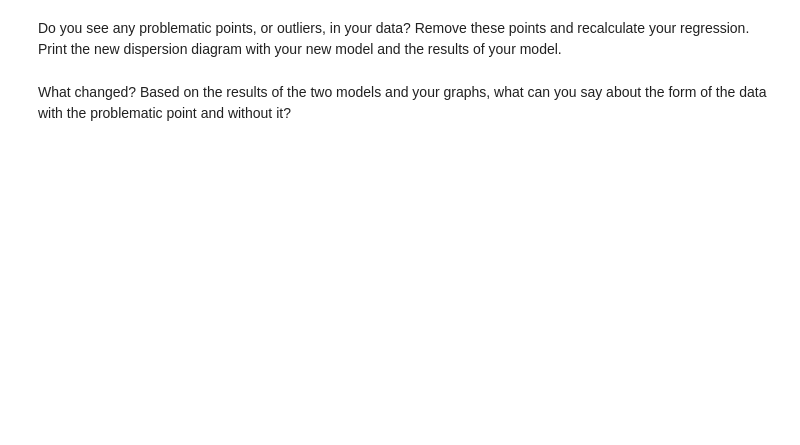
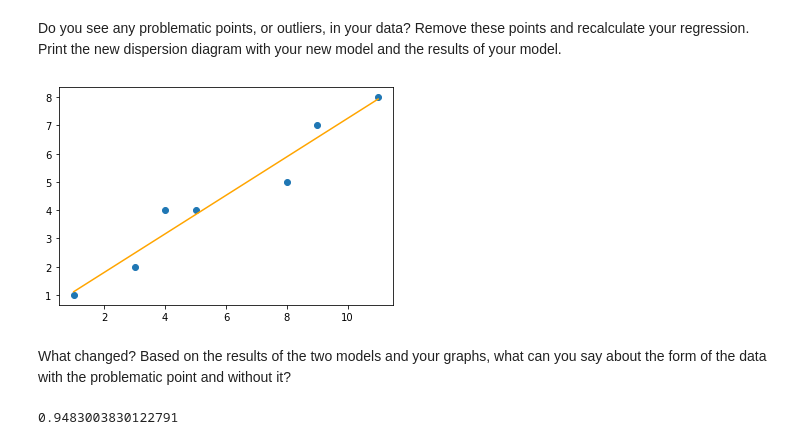
Before and after one commit to ta-data-lis/lab-regression-analysis, a Jupyter notebook: your-code/challenge1.ipynb, the cells around one changed output. Drawn from its saved outputs; the diff is of its cells as text; code cells hidden in the pictures; blank space fills up the shorter version.

```diff
--- a/your-code/challenge1.ipynb
+++ b/your-code/challenge1.ipynb
@@ -112,2 +236,14 @@ Do you see any problematic points, or outliers, in your data? Remove these point
+# %%
+# Your response here.
+error_data.drop(error_data.tail(1).index,inplace=True)
+x = error_data['X']
+y = error_data['Y']
+results = stats.linregress(x,y)
+results_line = results.intercept+results.slope*x
+plt.plot(x, results_line, c = 'orange')
+plt.scatter(x,y)
+plt.show()
+# %% [output]
+[figure, added]
 # %% [markdown]
 What changed? Based on the results of the two models and your graphs, what can you say about the form of the data with the problematic point and without it?
@@ -115,0 +250,6 @@ What changed? Based on the results of the two models and your graphs, what can y
+# %%
+# Your response here.
+results.rvalue**2
+#the data without the problematic datapoint shows a stronger correlation, and seems to be a better fit
+# %% [output]
+0.9483003830122791
```
Also changed, not shown: parts of 28 cells of this notebook.
